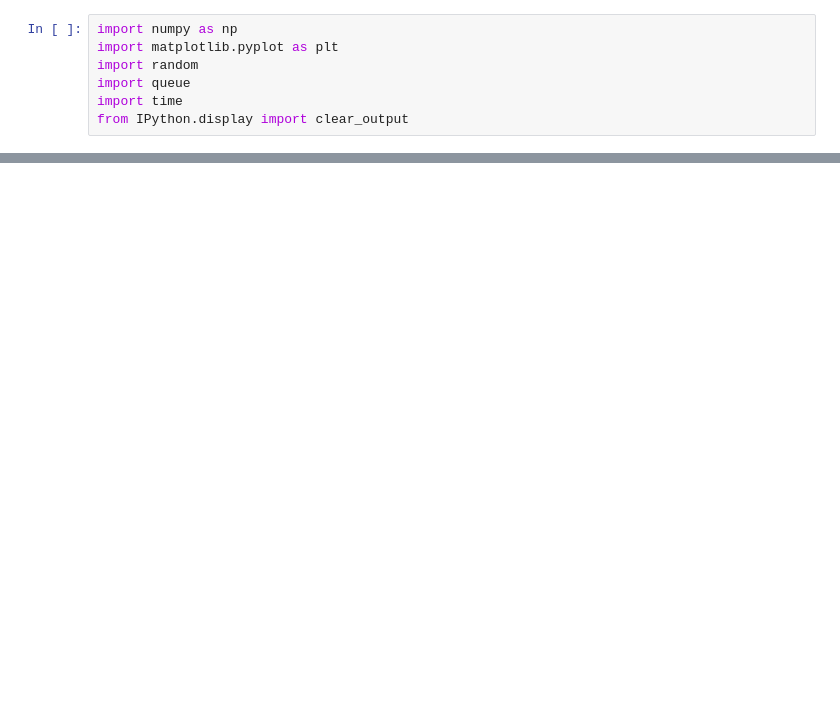
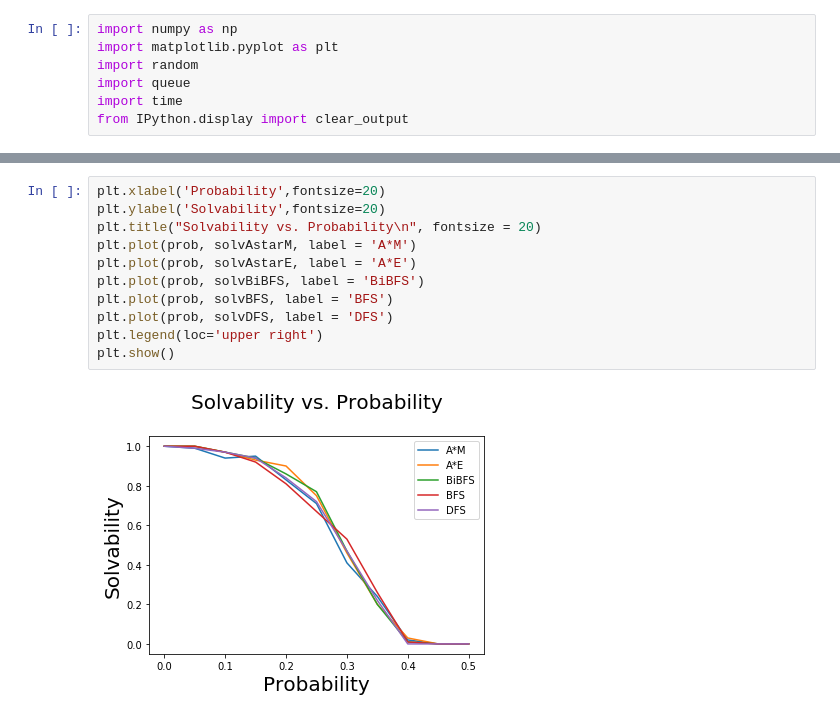
Before and after one commit to ilanazane/AI-Maze-Runner, a Jupyter notebook: AI Project 1.ipynb, the cells around one changed output, grey strips where cells are left out. Cells and saved outputs as stored; diff of their text form; blank space fills up the shorter version.

```diff
--- a/AI Project 1.ipynb
+++ b/AI Project 1.ipynb
@@ -216,3 +322,16 @@ def BFS(maze):
+# %%
+plt.xlabel('Probability',fontsize=20)
+plt.ylabel('Solvability',fontsize=20)
+plt.title("Solvability vs. Probability\n", fontsize = 20)
+plt.plot(prob, solvAstarM, label = 'A*M')
+plt.plot(prob, solvAstarE, label = 'A*E')
+plt.plot(prob, solvBiBFS, label = 'BiBFS')
+plt.plot(prob, solvBFS, label = 'BFS')
+plt.plot(prob, solvDFS, label = 'DFS')
+plt.legend(loc='upper right')
+plt.show()
+# %% [output]
+[figure, added]
 # %%
 #DFS Search Algorithm
 
```
Also changed, not shown: parts of 27 cells of this notebook.
